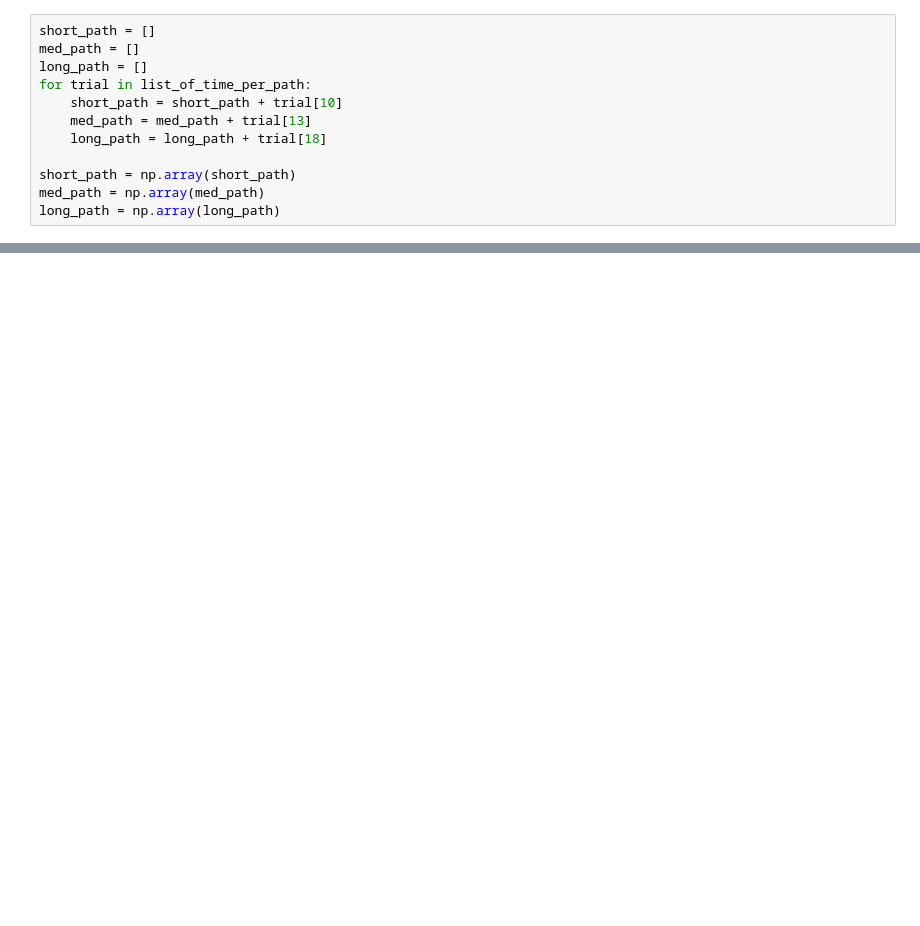
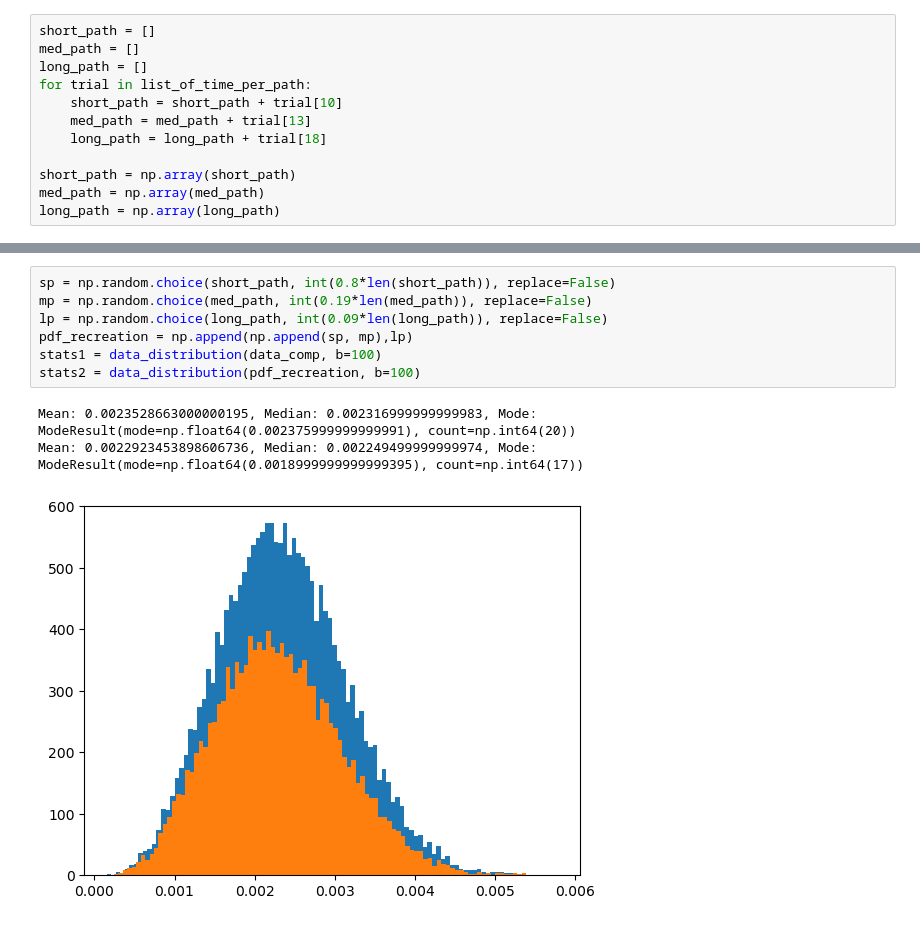
Before and after one commit to DTAlemayehu01/infection_propagation, a Jupyter notebook: infection_propagation.ipynb, the cells around one changed output, grey strips where cells are left out. Drawn from its saved outputs; the diff is of its cells as text; blank space fills up the shorter version.

```diff
--- a/infection_propagation.ipynb
+++ b/infection_propagation.ipynb
@@ -191,0 +205,11 @@ data_distribution(long_path, b=100)
+# %%
+sp = np.random.choice(short_path, int(0.8*len(short_path)), replace=False)
+mp = np.random.choice(med_path, int(0.19*len(med_path)), replace=False)
+lp = np.random.choice(long_path, int(0.09*len(long_path)), replace=False)
+pdf_recreation = np.append(np.append(sp, mp),lp)
+stats1 = data_distribution(data_comp, b=100)
+stats2 = data_distribution(pdf_recreation, b=100)
+# %% [output]
+Mean: 0.0023528663000000195, Median: 0.002316999999999983, Mode: ModeResult(mode=np.float64(0.002375999999999991), count=np.int64(20))
+Mean: 0.0022923453898606736, Median: 0.002249499999999974, Mode: ModeResult(mode=np.float64(0.0018999999999999395), count=np.int64(17))
+[figure, added]
```
Also changed, not shown: parts of 11 cells of this notebook.
